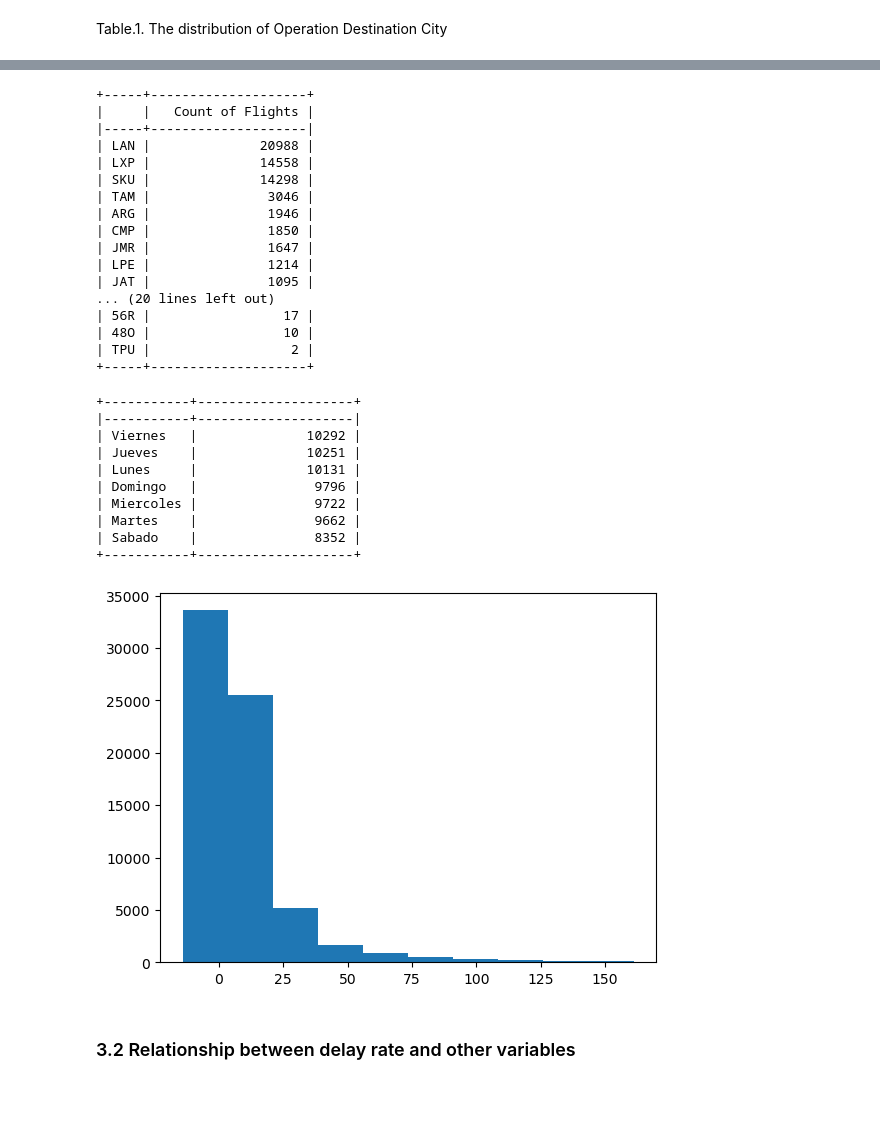
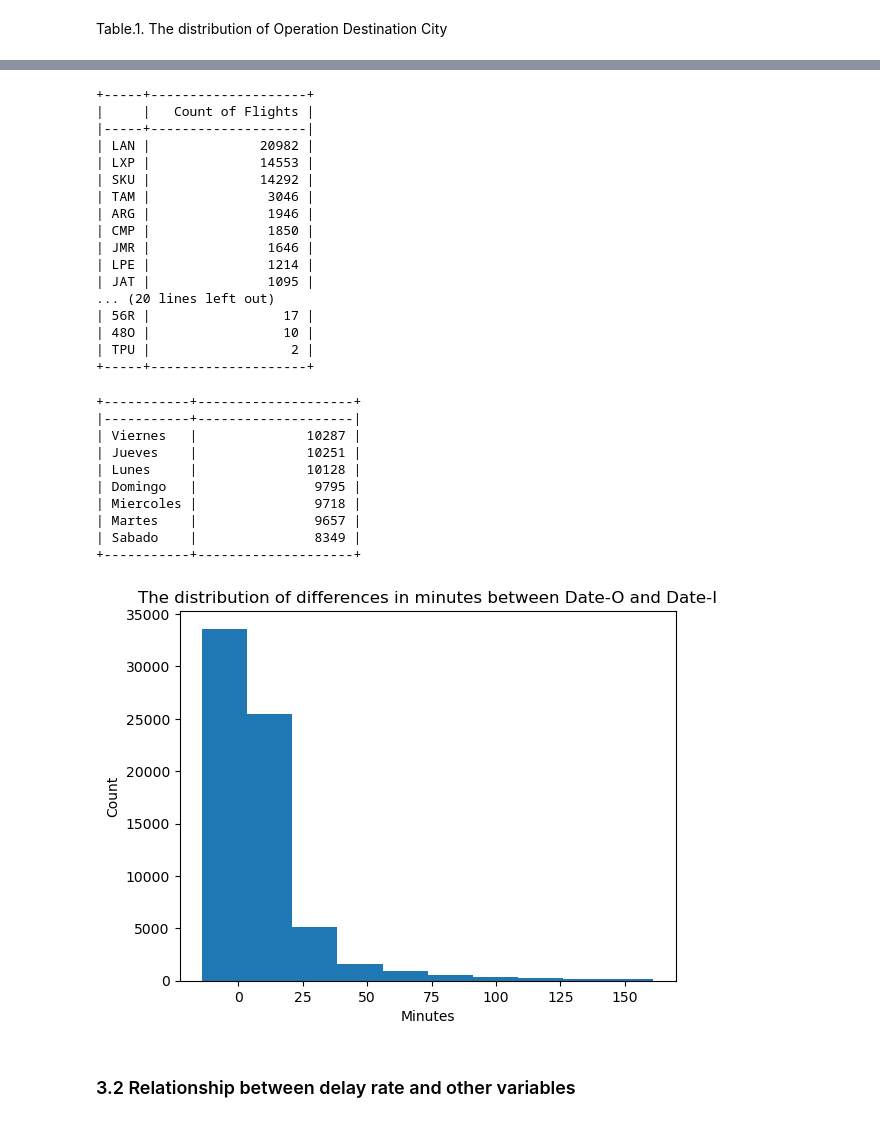
Before and after one commit to jojo-1998/Challenge-Data-Scientist---Wen-Li, a Jupyter notebook: solution.ipynb, the cells around one changed output, grey strips where cells are left out. Saved outputs shown, nothing was run; the diff lists cells and outputs as text; code cells hidden in the pictures; blank space fills up the shorter version.

Commit message:
Finish modelling part and update data exploration in somewhere

```diff
--- a/solution.ipynb
+++ b/solution.ipynb
@@ -41,16 +61,23 @@ df = raw_df.drop_duplicates()
 if develop_flag:
     print("Drop {} duplicated rows".format(raw_df.shape[0]-df.shape[0]))
 ## 2.1.2 Check and fix structural errors if there are any
-
-## TODO: Remove this part and Add these part in README
-### Standardize capitalization good
-### Clear formatting
+### Destination consistent
 city_to_code = {}
 for city in set(df["SIGLADES"]):
     city_to_code[city] = set(df[df["SIGLADES"]==city]["Des-O"])
 code_to_city = {}
 for code in set(df["Des-O"]):
     code_to_city[code] = set(df[df["Des-O"]==code]["SIGLADES"])
+inconsistent_code = list(df[df["Des-O"]!=df["Des-I"]].index)
+removed_lst = []
+for index in inconsistent_code:
+    des_o = list(df[index:index+1]["Des-O"])[0]
+    des_i = list(df[index:index+1]["Des-I"])[0]
+    if (des_o not in code_to_city or des_i not in code_to_city or code_to_city[des_o] != code_to_city[des_i]):
+        removed_lst.append(index)
+df = df.drop(index=removed_lst).reset_index()
+print("Dropped {} inconsistent destination outliers".format(len(removed_lst)))
+
 ### Check whether the code is only point one single Cinty
 if develop_flag:
     for code in code_to_city:
@@ -216,13 +254,13 @@ print(tabulate(destination, headers = 'keys', tablefmt = 'psql'))
 +-----+--------------------+
 |     |   Count of Flights |
 |-----+--------------------|
-| LAN |              20988 |
-| LXP |              14558 |
-| SKU |              14298 |
+| LAN |              20982 |
+| LXP |              14553 |
+| SKU |              14292 |
 | TAM |               3046 |
 | ARG |               1946 |
 | CMP |               1850 |
-| JMR |               1647 |
+| JMR |               1646 |
 | LPE |               1214 |
 | JAT |               1095 |
 ... (20 lines left out)
@@ -238,19 +276,22 @@ print(tabulate(destination, headers = 'keys', tablefmt = 'psql'))
 # %% [output]
 +-----------+--------------------+
 |-----------+--------------------|
-| Viernes   |              10292 |
+| Viernes   |              10287 |
 | Jueves    |              10251 |
-| Lunes     |              10131 |
-| Domingo   |               9796 |
-| Miercoles |               9722 |
-| Martes    |               9662 |
-| Sabado    |               8352 |
+| Lunes     |              10128 |
+| Domingo   |               9795 |
+| Miercoles |               9718 |
+| Martes    |               9657 |
+| Sabado    |               8349 |
 +-----------+--------------------+
 # %%
 plt.hist(df.min_diff, bins=10)
+plt.title("The distribution of differences in minutes between Date-O and Date-I")
+plt.ylabel("Count")
+plt.xlabel("Minutes")
 plt.show()
 # %% [output]
-[figure, old version]
+[figure, new version]
 # %% [markdown]
 ### 3.2 Relationship between delay rate and other variables
 # %%
```
Also changed, not shown: parts of 33 cells of this notebook.
